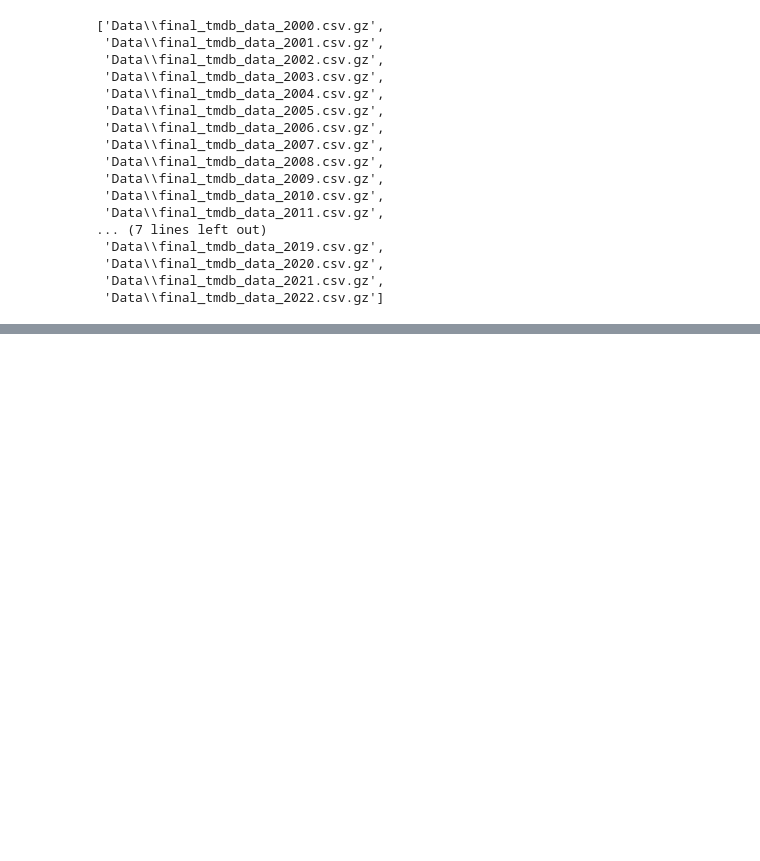
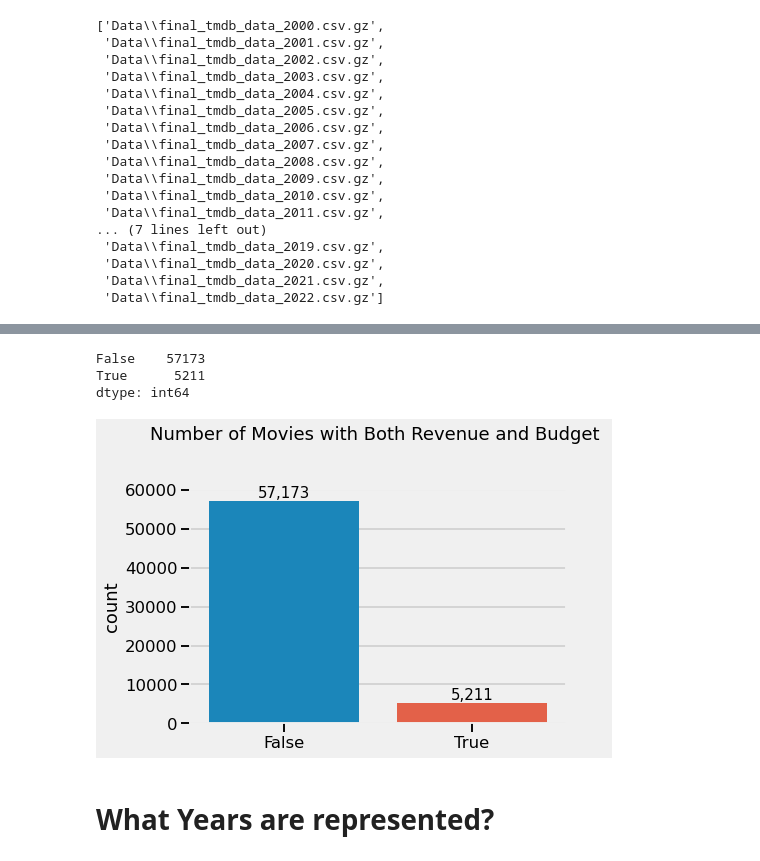
Before and after one commit to cole-beach/What-Makes-A-Movie-Successful, a Jupyter notebook: What Makes a Movie Successful - Part 02B - EDA Overview.ipynb, the cells around one changed output, grey strips where cells are left out. Saved outputs shown, nothing was run; the diff lists cells and outputs as text; code cells hidden in the pictures; blank space fills up the shorter version.

```diff
--- a/What Makes a Movie Successful - Part 02B - EDA Overview.ipynb
+++ b/What Makes a Movie Successful - Part 02B - EDA Overview.ipynb
@@ -16,14 +20,16 @@ import pandas as pd
 import numpy as np
 
 import matplotlib.pyplot as plt
+import plotly.express as px
 import seaborn as sns
 
 import os
 
-import missingno
-
 import functions as pf
 
+plt.style.use('fivethirtyeight')
+sns.set_context('talk')
+
 pd.set_option('display.max_columns',100)
 # %%
 FOLDER = "Data/"
@@ -89,7 +131,7 @@ df
 # %%
 fname =FOLDER+'combined_tmdb_api_data.csv.gz'
 df.to_csv(fname,compression='gzip',index=False)
-df = pd.read_csv(fname, lineterminator='\n')
+df = pd.read_csv(fname)
 df.info()
 df.head()
 # %% [output]
@@ -138,3 +160,0 @@ Name: Release Year, dtype: int64
-# %%
-df.replace({'\r':np.nan},inplace=True)
-pf.check_nulls_nunique(df)
@@ -160,3 +160,0 @@ pf.check_nulls_nunique(df)
-# %%
-df['certification'] = df['certification\r']
-df['certification']
@@ -175,0 +202,16 @@ Name: certification, Length: 2488, dtype: object
+# %%
+## Using filter_or
+filter_financial = filter_and
+filter_financial.value_counts()
+# %% [output]
+False    57173
+True      5211
+dtype: int64
+# %%
+ax = sns.countplot(x=filter_and)
+ax.set_title('Number of Movies with Both Revenue and Budget \n',y=1.1)
+pf.annotate_bars(ax,fmt=",");
+# %% [output]
+[figure, added]
+# %% [markdown]
+# What Years are represented?
```
Also changed, not shown: parts of 29 cells of this notebook, 3 other files.
